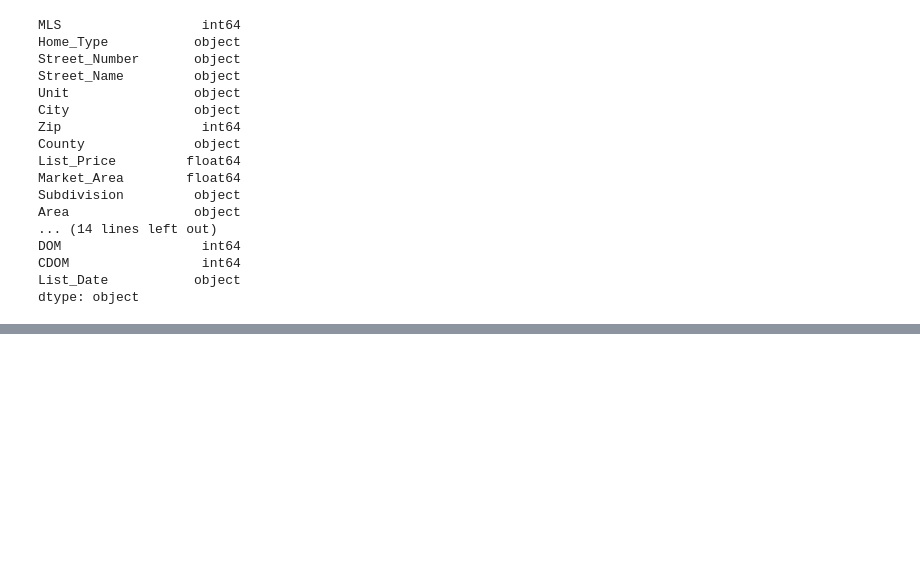
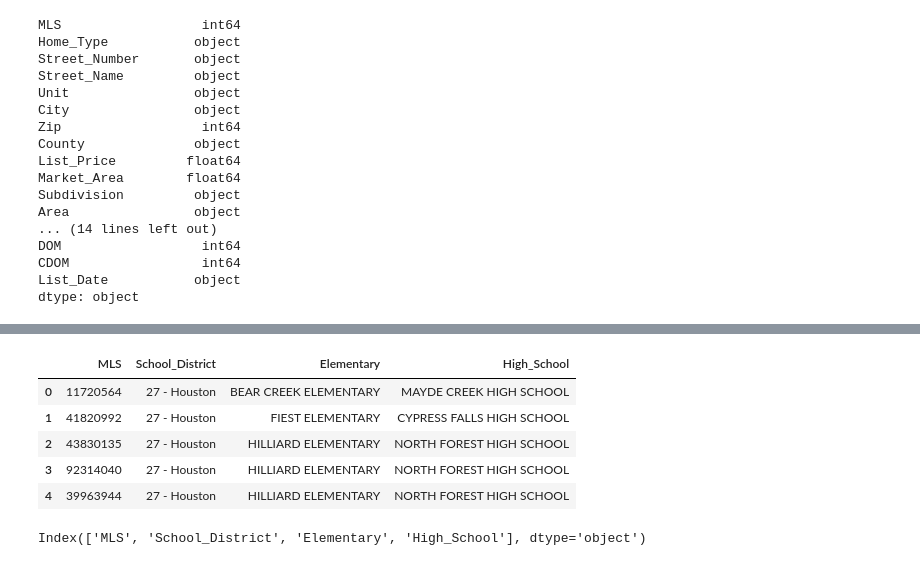
Before and after one commit to danawoodruff/ETL_Project, a Jupyter notebook: etl_project.ipynb, the cells around one changed output, grey strips where cells are left out. Cells and saved outputs as stored; diff of their text form; code cells hidden in the pictures; blank space fills up the shorter version.

```diff
--- a/etl_project.ipynb
+++ b/etl_project.ipynb
@@ -178,0 +205,4 @@ dtype: object
+# %%
+# Schools table 2 Index(['MLS', School_District', 'Elementary', 'High_School'])
+school_df= customer_data_df
+school_df.head()
@@ -178,0 +217,23 @@ dtype: object
+# %%
+# Columns to drop school table 2
+# table 2 Index(['MLS', School_District', 'Elementary', 'High_School'])
+school_df= school_df.drop(columns= ['Home_Type', 'Street_Number', 'Street_Name', 'Unit', 'City',
+       'Zip', 'County', 'List_Price', 'Market_Area', 'Subdivision', 'Area',
+       'Year_Built', 'Bedrooms', 'Full_Baths', 'Half_Baths', 'Total_Baths', 'Room_Count',
+       'Fireplaces', 'Stories', 'Pool_Private', 'Garages', 'Style', 'DOM',
+       'CDOM', 'List_Date'])
+# %%
+# New dataframe table 2 schools
+school_df.head()
+# %% [output]
+|  | MLS | School_District | Elementary | High_School |
+| 0 | 11720564 | 27 - Houston | BEAR CREEK ELEMENTARY | MAYDE CREEK HIGH SCHOOL |
+| 1 | 41820992 | 27 - Houston | FIEST ELEMENTARY | CYPRESS FALLS HIGH SCHOOL |
+| 2 | 43830135 | 27 - Houston | HILLIARD ELEMENTARY | NORTH FOREST HIGH SCHOOL |
+| 3 | 92314040 | 27 - Houston | HILLIARD ELEMENTARY | NORTH FOREST HIGH SCHOOL |
+| 4 | 39963944 | 27 - Houston | HILLIARD ELEMENTARY | NORTH FOREST HIGH SCHOOL |
+# %%
+# Recheck the columns on the df after dropping unnecessary columns
+school_df.columns
+# %% [output]
+Index(['MLS', 'School_District', 'Elementary', 'High_School'], dtype='object')
```
Also changed, not shown: parts of 17 cells of this notebook.
